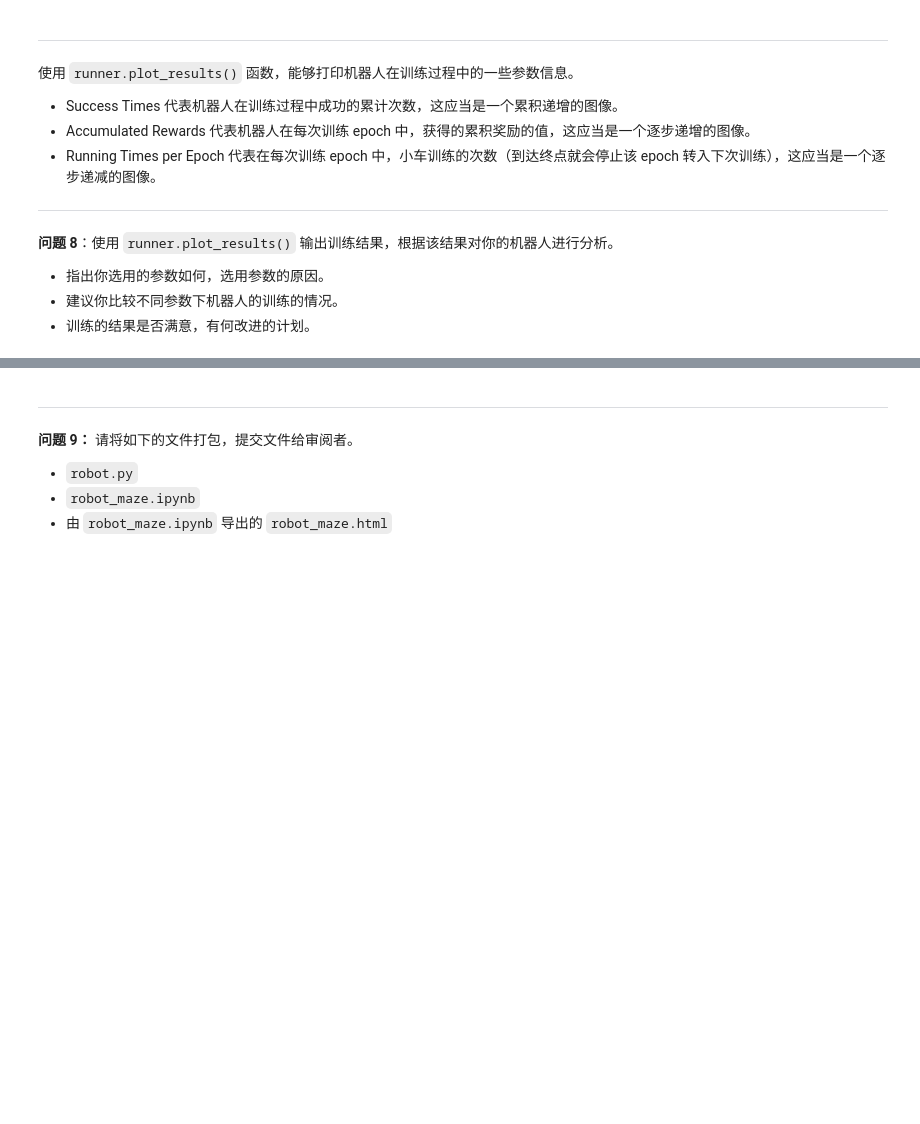
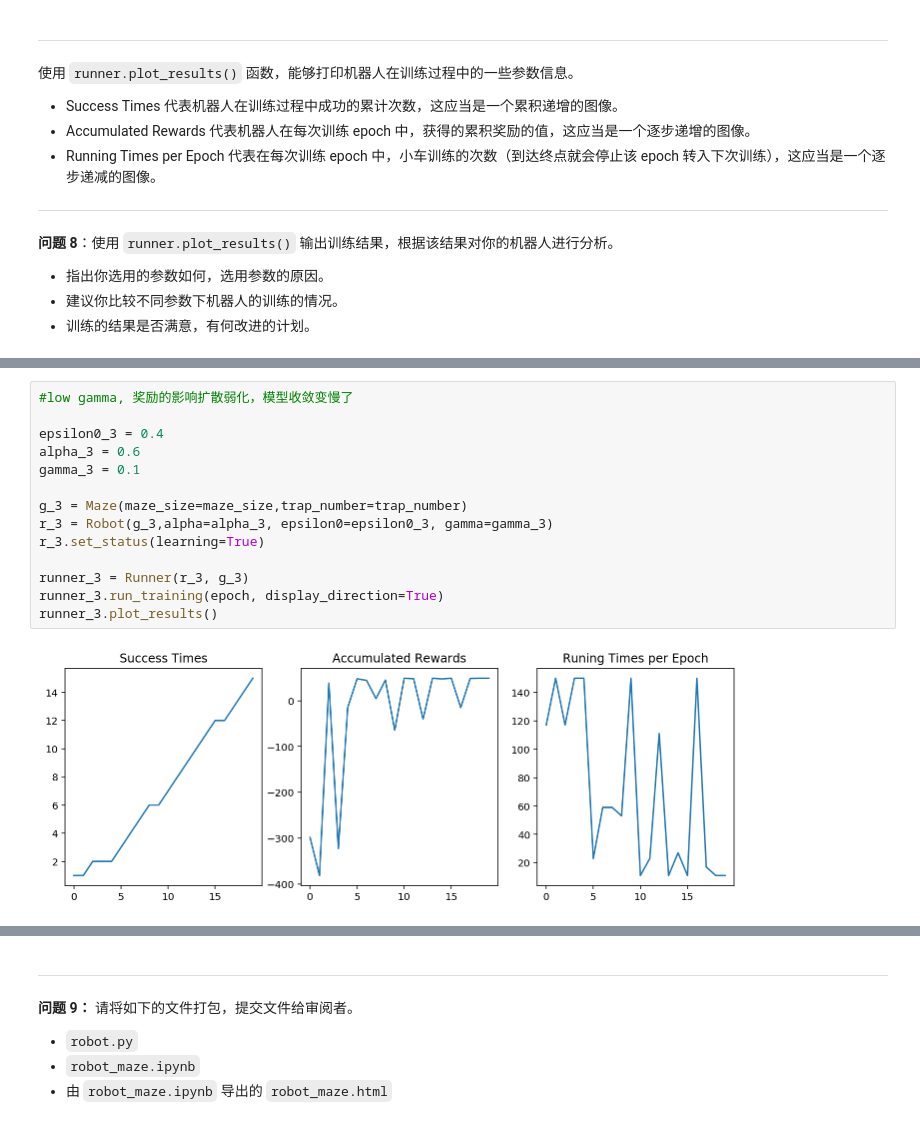
Before and after one commit to Neway6655/machine_learning_udacity, a Jupyter notebook: MLND_CN_P5_Reinforcement_Learning-master/robot_maze.ipynb, the cells around one changed output, grey strips where cells are left out. Saved outputs shown, nothing was run; the diff lists cells and outputs as text; blank space fills up the shorter version.

```diff
--- a/MLND_CN_P5_Reinforcement_Learning-master/robot_maze.ipynb
+++ b/MLND_CN_P5_Reinforcement_Learning-master/robot_maze.ipynb
@@ -284,0 +294,16 @@ runner.plot_results()
+# %%
+#low gamma, 奖励的影响扩散弱化，模型收敛变慢了
+
+epsilon0_3 = 0.4
+alpha_3 = 0.6
+gamma_3 = 0.1
+
+g_3 = Maze(maze_size=maze_size,trap_number=trap_number)
+r_3 = Robot(g_3,alpha=alpha_3, epsilon0=epsilon0_3, gamma=gamma_3)
+r_3.set_status(learning=True)
+
+runner_3 = Runner(r_3, g_3)
+runner_3.run_training(epoch, display_direction=True)
+runner_3.plot_results()
+# %% [output]
+[figure, added]
```
Also changed, not shown: parts of 11 cells of this notebook, 2 other files.
